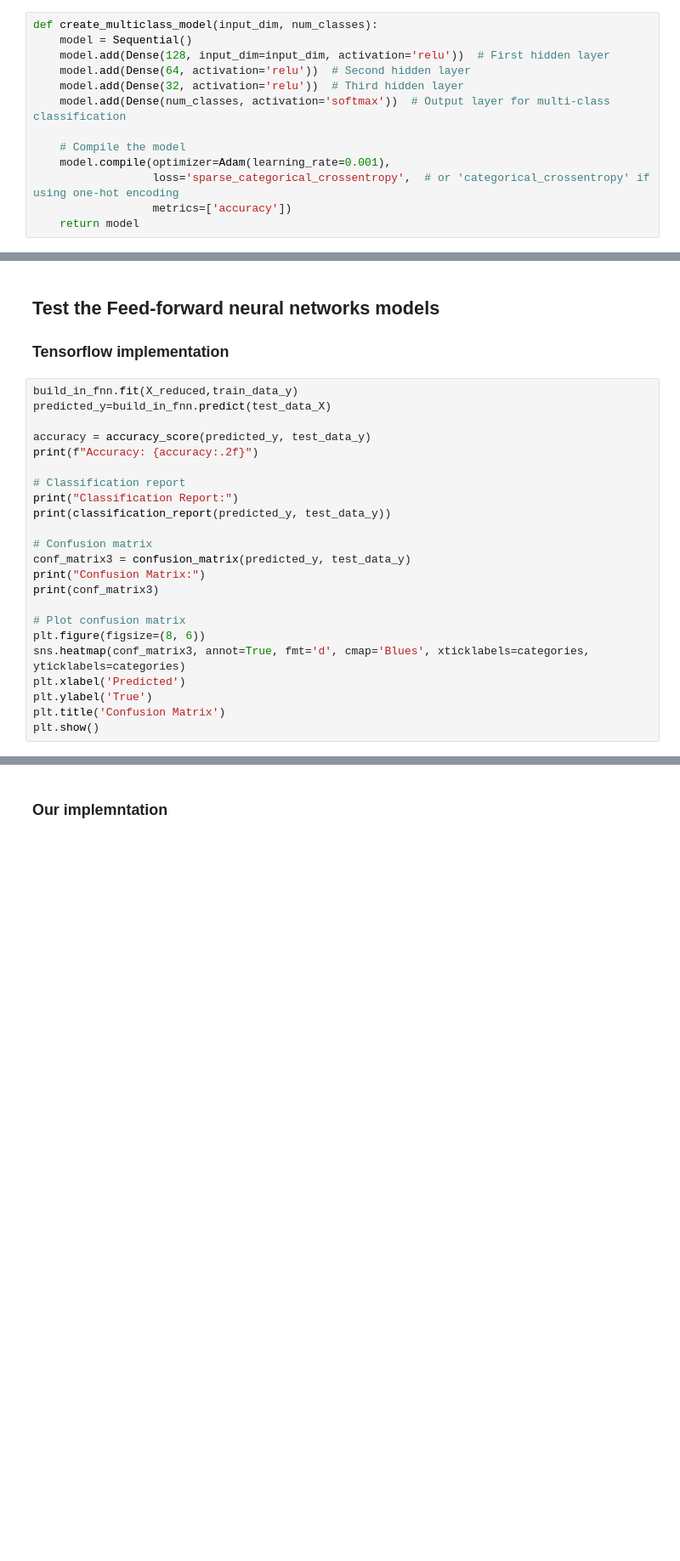
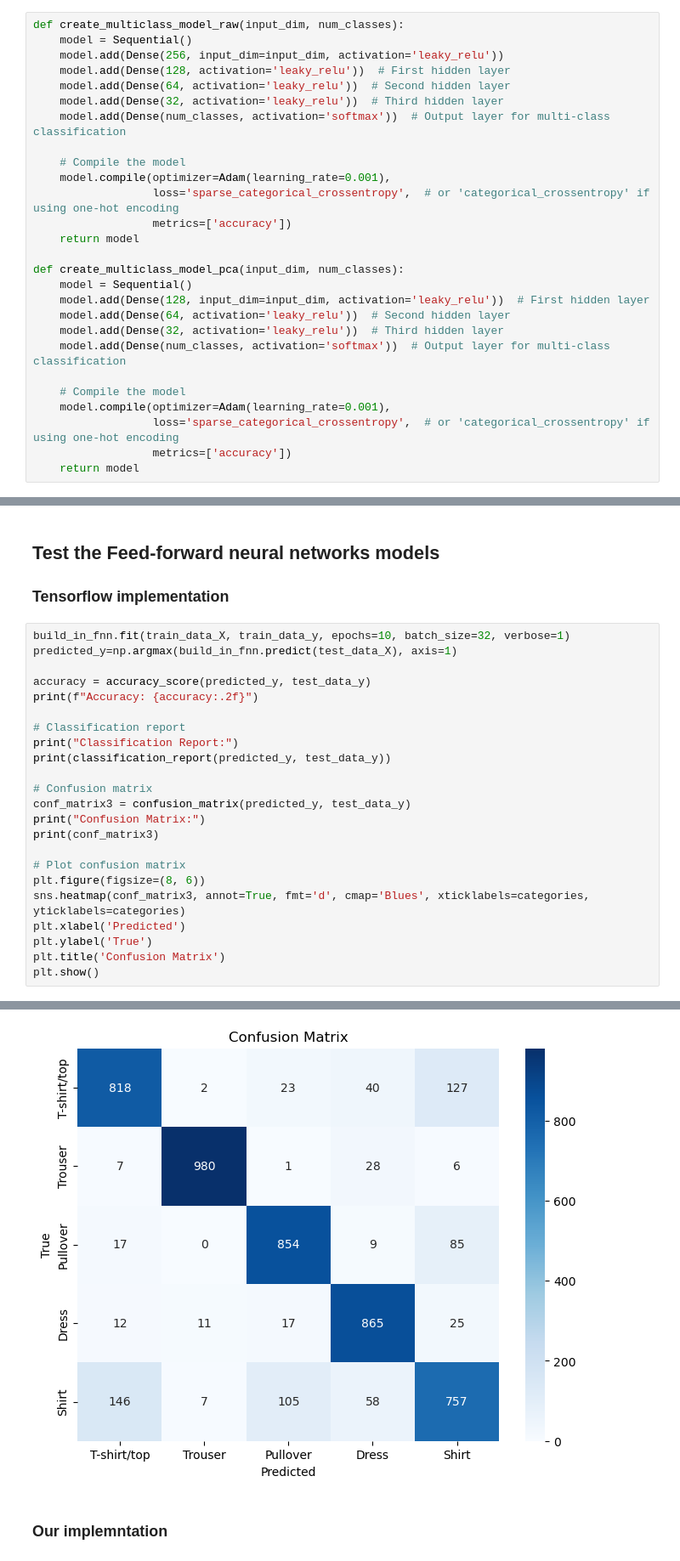
Before and after one commit to kfkfkflmej/ML2024Midi, a Jupyter notebook: Project Notebook.ipynb, the cells around one changed output, grey strips where cells are left out. Shown at 85% size. Cells and saved outputs as stored; diff of their text form; blank space fills up the shorter version.

```diff
--- a/Project Notebook.ipynb
+++ b/Project Notebook.ipynb
@@ -777,11 +820,12 @@ Best cross-validated accuracy score: 0.7656
 # %% [markdown]
 Model building
 # %%
-def create_multiclass_model(input_dim, num_classes):
+def create_multiclass_model_raw(input_dim, num_classes):
     model = Sequential()
-    model.add(Dense(128, input_dim=input_dim, activation='relu'))  # First hidden layer
-    model.add(Dense(64, activation='relu'))  # Second hidden layer
-    model.add(Dense(32, activation='relu'))  # Third hidden layer
+    model.add(Dense(256, input_dim=input_dim, activation='leaky_relu'))
+    model.add(Dense(128, activation='leaky_relu'))  # First hidden layer
+    model.add(Dense(64, activation='leaky_relu'))  # Second hidden layer
+    model.add(Dense(32, activation='leaky_relu'))  # Third hidden layer
     model.add(Dense(num_classes, activation='softmax'))  # Output layer for multi-class classification
 
     # Compile the model
@@ -789,6 +833,19 @@ def create_multiclass_model(input_dim, num_classes):
                   loss='sparse_categorical_crossentropy',  # or 'categorical_crossentropy' if using one-hot encoding
                   metrics=['accuracy'])
     return model
+
+def create_multiclass_model_pca(input_dim, num_classes):
+    model = Sequential()
+    model.add(Dense(128, input_dim=input_dim, activation='leaky_relu'))  # First hidden layer
+    model.add(Dense(64, activation='leaky_relu'))  # Second hidden layer
+    model.add(Dense(32, activation='leaky_relu'))  # Third hidden layer
+    model.add(Dense(num_classes, activation='softmax'))  # Output layer for multi-class classification
+
+    # Compile the model
+    model.compile(optimizer=Adam(learning_rate=0.001),
+                  loss='sparse_categorical_crossentropy',  # or 'categorical_crossentropy' if using one-hot encoding
+                  metrics=['accuracy'])
+    return model
 # %% [markdown]
 5-fold cross-validation with raw data
 # %%
@@ -1198,8 +1299,8 @@ plt.show()
 ## Test the Feed-forward neural networks models
 ### Tensorflow implementation
 # %%
-build_in_fnn.fit(X_reduced,train_data_y)
-predicted_y=build_in_fnn.predict(test_data_X)
+build_in_fnn.fit(train_data_X, train_data_y, epochs=10, batch_size=32, verbose=1)
+predicted_y=np.argmax(build_in_fnn.predict(test_data_X), axis=1)
 
 accuracy = accuracy_score(predicted_y, test_data_y)
 print(f"Accuracy: {accuracy:.2f}")
@@ -1220,3 +1321,4 @@ plt.xlabel('Predicted')
 plt.ylabel('True')
 plt.title('Confusion Matrix')
 plt.show()
+# %% [output]
@@ -1223,3 +1342,4 @@ plt.show()
+[figure, added]
 # %% [markdown]
 ### Our implemntation
 # %%
```
Also changed, not shown: parts of 22 cells of this notebook, 2 other files.
